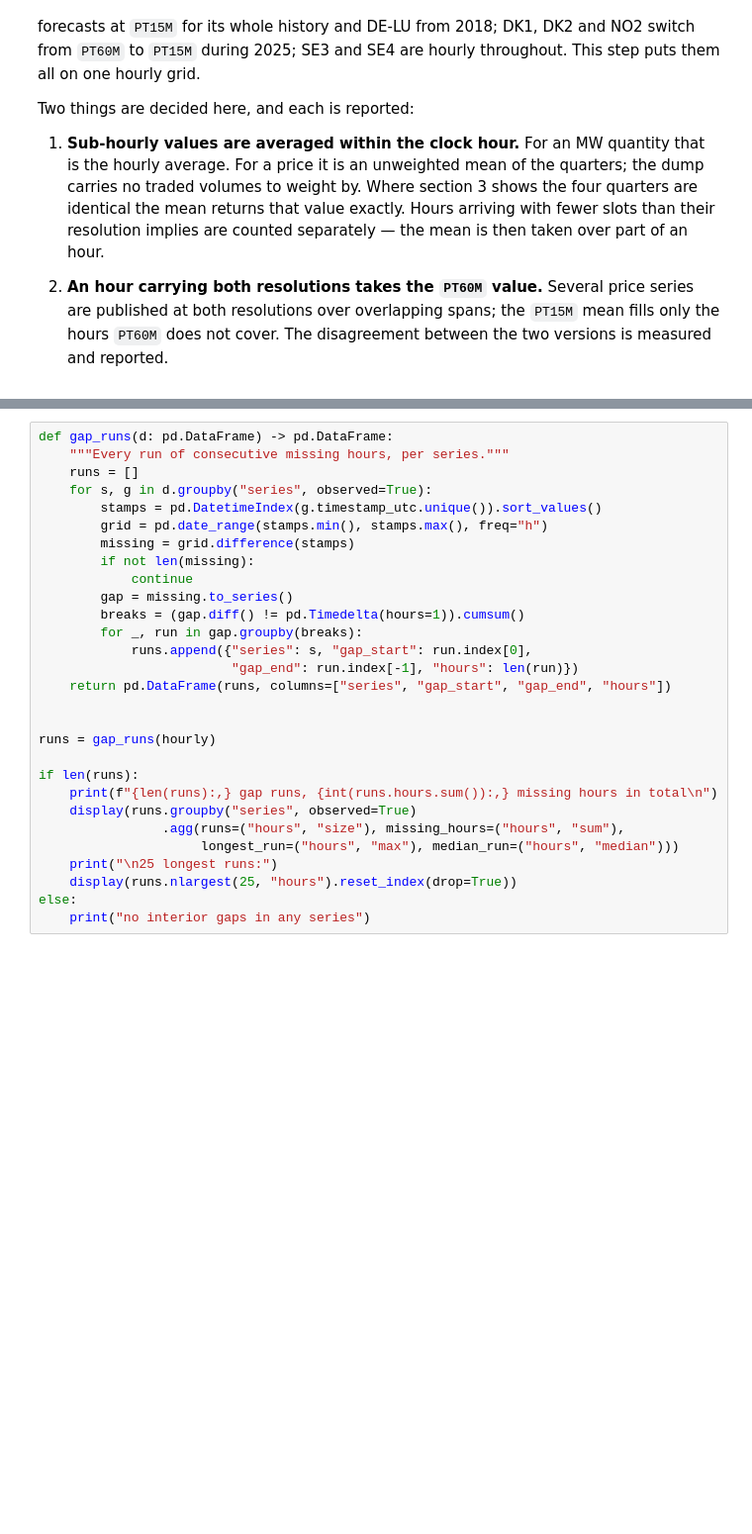
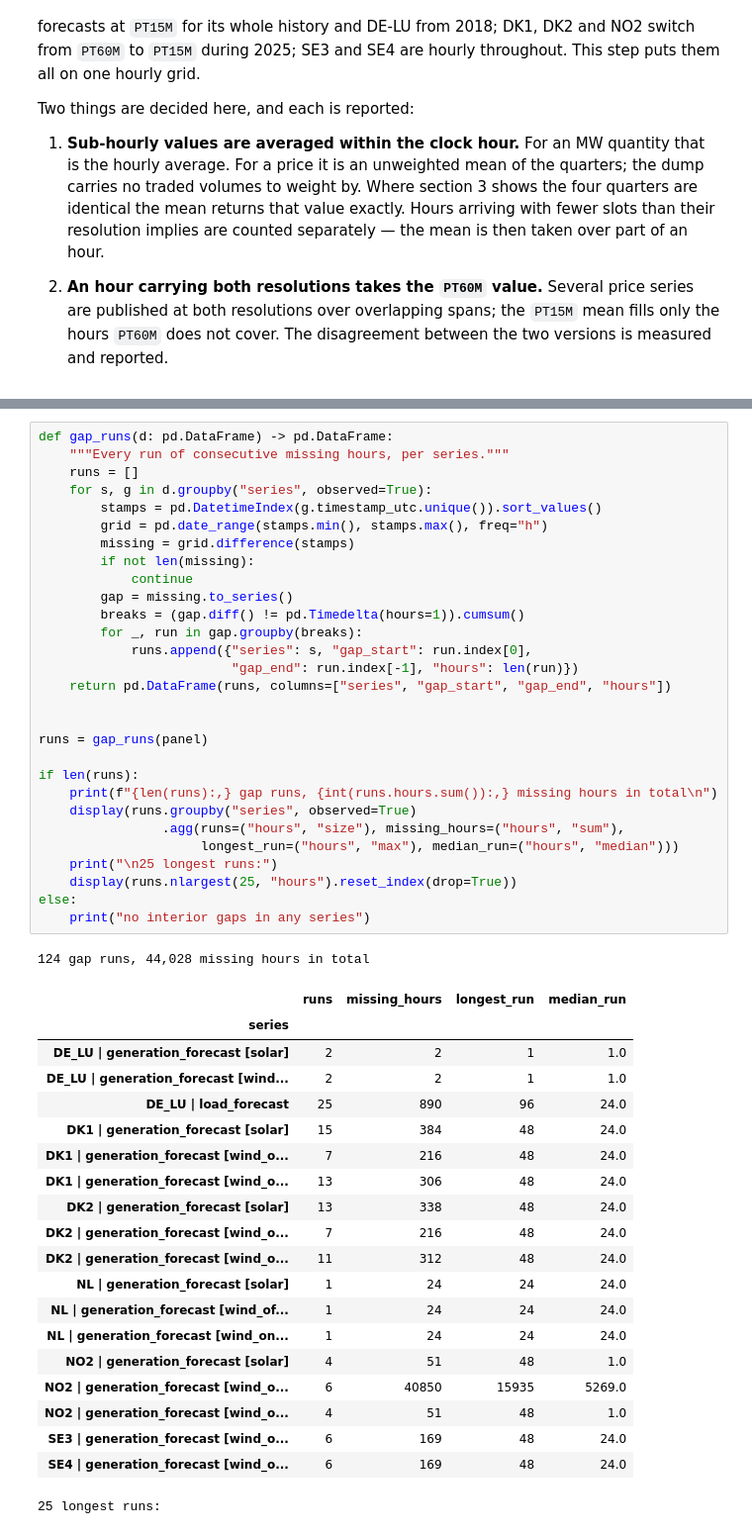
Before and after one commit to Freddy5445/EPF_Masters, a Jupyter notebook: data_cleaning_v2.ipynb, the cells around one changed output, grey strips where cells are left out. Shown at 99% size. Saved outputs shown, nothing was run; the diff lists cells and outputs as text; blank space fills up the shorter version.

```diff
--- a/data_cleaning_v2.ipynb
+++ b/data_cleaning_v2.ipynb
@@ -460,29 +625,51 @@ display(cov)
 # %%
 def gap_runs(d: pd.DataFrame) -> pd.DataFrame:
     """Every run of consecutive missing hours, per series."""
     runs = []
     for s, g in d.groupby("series", observed=True):
         stamps = pd.DatetimeIndex(g.timestamp_utc.unique()).sort_values()
         grid = pd.date_range(stamps.min(), stamps.max(), freq="h")
         missing = grid.difference(stamps)
         if not len(missing):
             continue
         gap = missing.to_series()
         breaks = (gap.diff() != pd.Timedelta(hours=1)).cumsum()
         for _, run in gap.groupby(breaks):
             runs.append({"series": s, "gap_start": run.index[0],
                          "gap_end": run.index[-1], "hours": len(run)})
     return pd.DataFrame(runs, columns=["series", "gap_start", "gap_end", "hours"])
 
 
-runs = gap_runs(hourly)
+runs = gap_runs(panel)
 
 if len(runs):
     print(f"{len(runs):,} gap runs, {int(runs.hours.sum()):,} missing hours in total\n")
     display(runs.groupby("series", observed=True)
                 .agg(runs=("hours", "size"), missing_hours=("hours", "sum"),
                      longest_run=("hours", "max"), median_run=("hours", "median")))
     print("\n25 longest runs:")
     display(runs.nlargest(25, "hours").reset_index(drop=True))
 else:
     print("no interior gaps in any series")
+# %% [output]
+124 gap runs, 44,028 missing hours in total
+|  | runs | missing_hours | longest_run | median_run |
+| series |  |  |  |  |
+| DE_LU | generation_forecast [solar] | 2 | 2 | 1 | 1.0 |
+| DE_LU | generation_forecast [wind... | 2 | 2 | 1 | 1.0 |
+| DE_LU | load_forecast | 25 | 890 | 96 | 24.0 |
+| DK1 | generation_forecast [solar] | 15 | 384 | 48 | 24.0 |
+| DK1 | generation_forecast [wind_o... | 7 | 216 | 48 | 24.0 |
+| DK1 | generation_forecast [wind_o... | 13 | 306 | 48 | 24.0 |
+| DK2 | generation_forecast [solar] | 13 | 338 | 48 | 24.0 |
+| DK2 | generation_forecast [wind_o... | 7 | 216 | 48 | 24.0 |
+| DK2 | generation_forecast [wind_o... | 11 | 312 | 48 | 24.0 |
+| NL | generation_forecast [solar] | 1 | 24 | 24 | 24.0 |
+| NL | generation_forecast [wind_of... | 1 | 24 | 24 | 24.0 |
+| NL | generation_forecast [wind_on... | 1 | 24 | 24 | 24.0 |
+| NO2 | generation_forecast [solar] | 4 | 51 | 48 | 1.0 |
+| NO2 | generation_forecast [wind_o... | 6 | 40850 | 15935 | 5269.0 |
+| NO2 | generation_forecast [wind_o... | 4 | 51 | 48 | 1.0 |
+| SE3 | generation_forecast [wind_o... | 6 | 169 | 48 | 24.0 |
+| SE4 | generation_forecast [wind_o... | 6 | 169 | 48 | 24.0 |
+25 longest runs:
```
Also changed, not shown: parts of 15 cells of this notebook.
